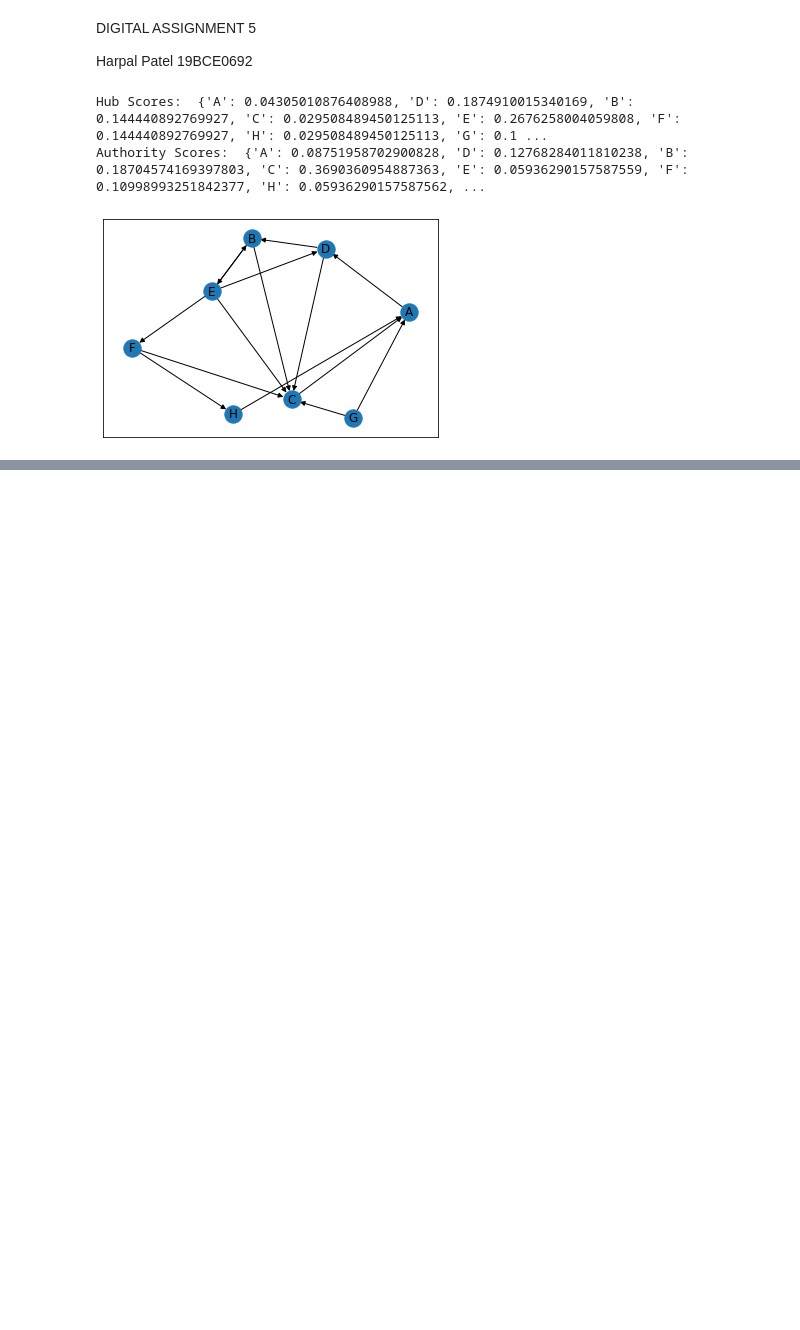
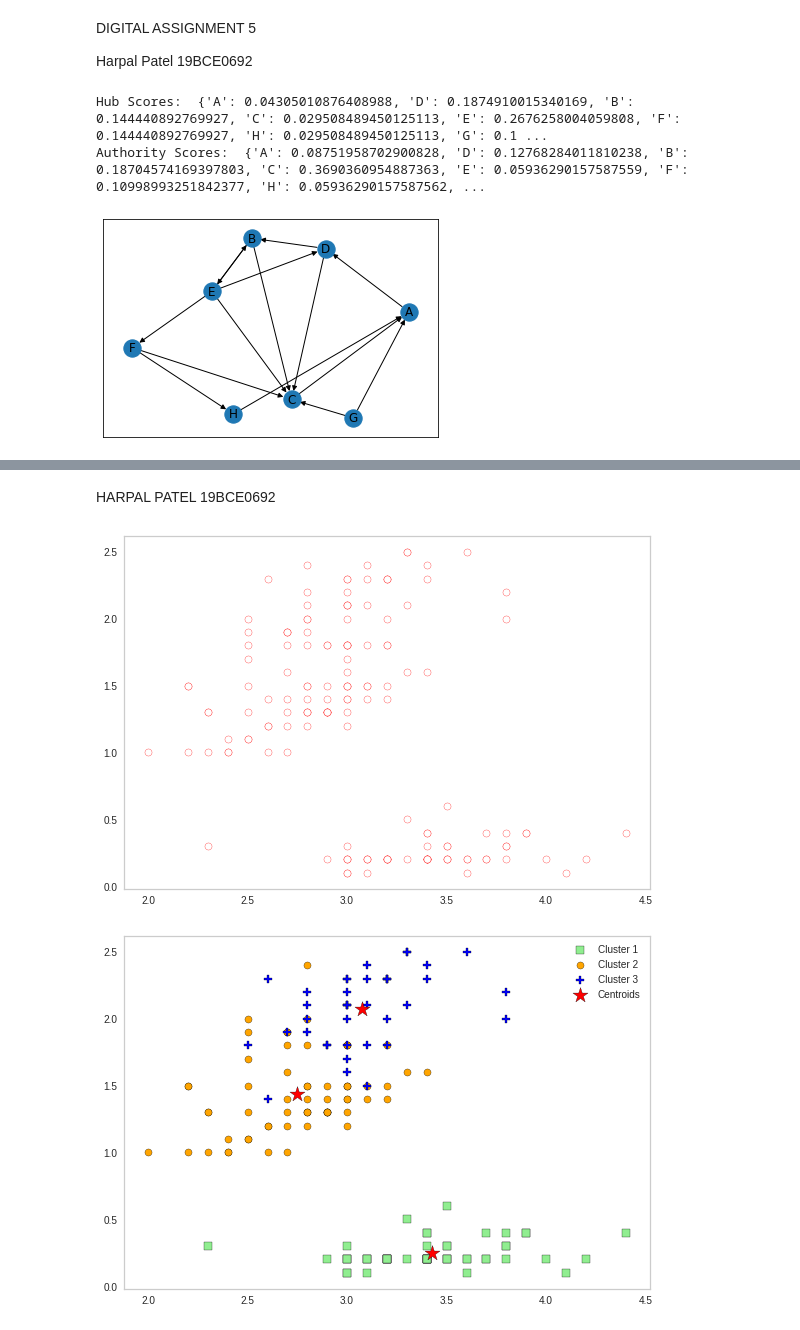
Before and after one commit to harpalpatel/web-mining-lab, a Jupyter notebook: webmining.ipynb, the cells around one changed output, grey strips where cells are left out. Saved outputs shown, nothing was run; the diff lists cells and outputs as text; code cells hidden in the pictures; blank space fills up the shorter version.

```diff
--- a/webmining.ipynb
+++ b/webmining.ipynb
@@ -455,0 +676,47 @@ Authority Scores:  {'A': 0.08751958702900828, 'D': 0.12768284011810238, 'B': 0.1
+# %% [markdown]
+HARPAL PATEL 19BCE0692
+# %%
+import matplotlib.pyplot as plt
+from sklearn import datasets
+from sklearn.cluster import KMeans
+#
+# Load Sklearn IRIS dataset
+#
+iris = datasets.load_iris()
+X = iris.data
+y = iris.target
+#
+# Do the scatter plot and see that clusters are evident
+#
+plt.scatter(X[:,1], X[:,3],
+             color='white', marker='o', edgecolor='red', s=50)
+plt.grid()
+plt.tight_layout()
+plt.show()
+
+#
+# Create an instance of K-Means
+#
+kmc = KMeans(n_clusters=3, init='random', n_init=10, max_iter=300,tol=1e-04, random_state=0)
+#
+# Fit and make predictions
+#
+y_kmc = kmc.fit_predict(X)
+#
+# Create the K-means cluster plot
+#
+plt.scatter(X[y_kmc == 0, 1], X[y_kmc == 0, 3], s=50,
+            c='lightgreen', marker='s', edgecolor='black', label='Cluster 1')
+plt.scatter(X[y_kmc == 1, 1], X[y_kmc == 1, 3],
+             s=50, c='orange', marker='o', edgecolor='black', label='Cluster 2')
+plt.scatter(X[y_kmc == 2, 1], X[y_kmc == 2, 3], s=50,
+            c='blue', marker='P', edgecolor='black', label='Cluster 3')
+plt.scatter(kmc.cluster_centers_[:, 1], kmc.cluster_centers_[:, 3],
+            s=250, marker='*', c='red', edgecolor='black', label='Centroids')
+plt.legend(scatterpoints=1)
+plt.grid()
+plt.tight_layout()
+plt.show()
+# %% [output]
+[figure, added]
+[figure, added]
```
Also changed, not shown: parts of 5 cells of this notebook.
